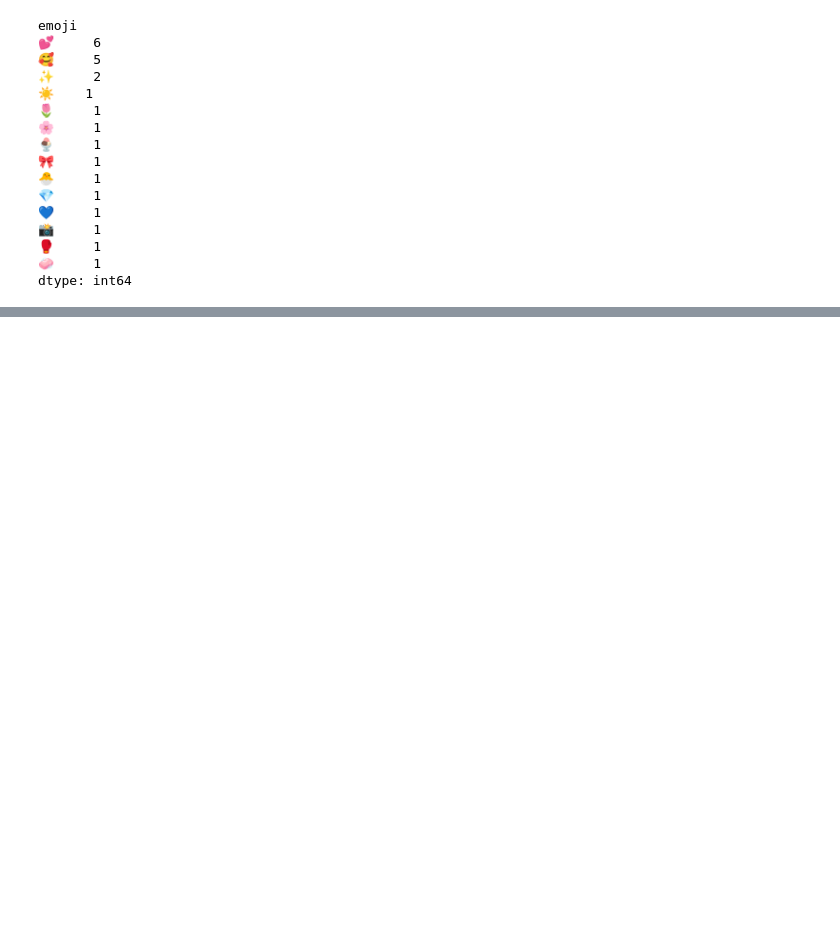
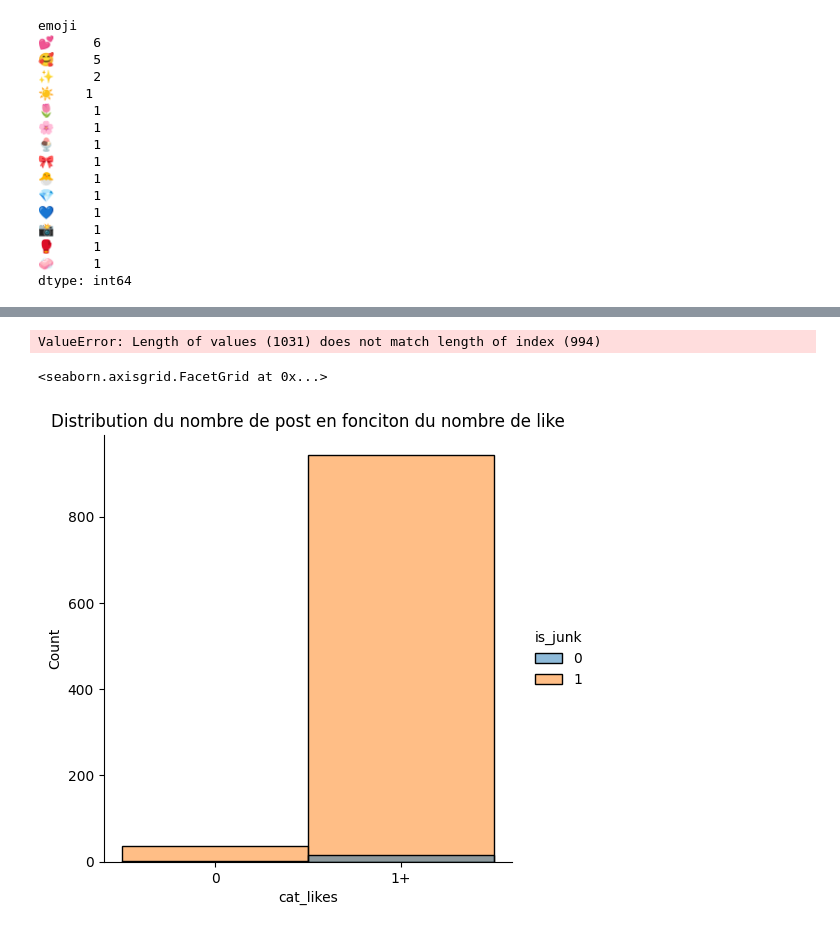
Before and after one commit to atekiouk/Sujet_2, a Jupyter notebook: Notebooks/Chanel_preproc.ipynb, the cells around one changed output, grey strips where cells are left out. Cells and saved outputs as stored; diff of their text form; code cells hidden in the pictures; blank space fills up the shorter version.

```diff
--- a/Notebooks/Chanel_preproc.ipynb
+++ b/Notebooks/Chanel_preproc.ipynb
@@ -310,0 +345,2 @@ dtype: int64
+# %%
+chanel_junk_valid_new_l = pd.merge(chanel_junk_valid_new, chanel_5k[chanel_5k['language'] == 'en'][['text','likes','comments']], on='text')
@@ -310,0 +363,31 @@ dtype: int64
+# %%
+cat_l = []
+for i in chanel_junk_valid_new_l['likes'].tolist():
+    if(i == 0):
+        cat_l.append('0')
+    if(i ==1 ):
+        cat_l.append('1')
+    else:
+         cat_l.append('2+')
+chanel_junk_valid_new_l['cat_likes'] = cat_l
+
+
+
+cat_c = []
+for i in chanel_junk_valid_new_l['comments'].tolist():
+    if(i == 0):
+        cat_c.append('0')
+    if(i ==1 ):
+        cat_c.append('1')
+    else:
+        cat_c.append('2+')
+chanel_junk_valid_new_l['cat_comments'] = cat_c
+# %% [output]
+ValueError: Length of values (1031) does not match length of index (994)
+# %%
+sns.displot(chanel_junk_valid_new_l,
+            x="cat_likes",
+            hue="is_junk").set(title = 'Distribution du nombre de post en fonciton du nombre de like')
+# %% [output]
+<seaborn.axisgrid.FacetGrid at 0x...>
+[figure, added]
```
Also changed, not shown: parts of 20 cells of this notebook, 2 other files.
